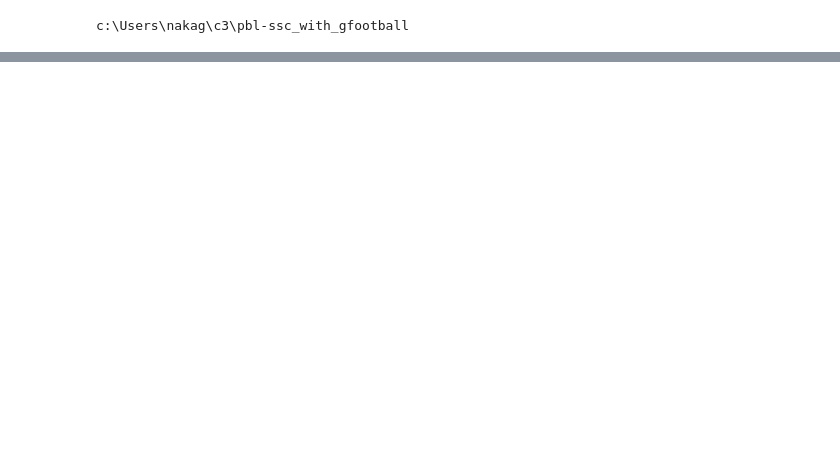
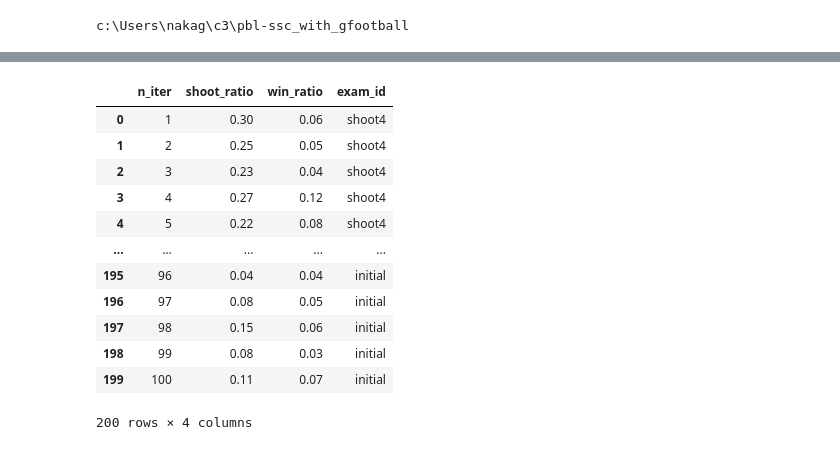
Before and after one commit to rakawanegan/pbl-ssc_with_gfootball, a Jupyter notebook: notebooks/analysis.ipynb, the cells around one changed output, grey strips where cells are left out. Cells and saved outputs as stored; diff of their text form; code cells hidden in the pictures; blank space fills up the shorter version.

```diff
--- a/notebooks/analysis.ipynb
+++ b/notebooks/analysis.ipynb
@@ -218 +11,55 @@ output_df
+# %%
+base_dirs = ['./outputs/shoot4', './outputs/initial']
+
+output_dfs = list()
+for base_dir in base_dirs:
+    result_df = pd.read_csv(os.path.join(base_dir, 'results_1459164.csv'))
+    shoot_df = pd.read_csv(os.path.join(base_dir, 'shoots_1459164.csv'))
+
+    result_df['is_win'] = result_df['chance_team'] == result_df['winner']
+
+    shoot_df = shoot_df.loc[shoot_df['shoot_x'] < 0]
+
+    shoot_integrated_for_df = list()
+    for (n_iter, n_sub_iter), group in shoot_df.groupby(['n_iter', 'n_sub_iter']):
+        shoot_integrated_for_df.append({
+            'n_iter': n_iter,
+            'n_sub_iter': n_sub_iter,
+        })
+
+    shoot_integrated_df = pd.DataFrame(shoot_integrated_for_df)
+    shoot_integrated_df['is_shoot'] = True
+
+    result_df = result_df.merge(shoot_integrated_df, on=['n_iter', 'n_sub_iter'], how='left')
+    result_df['is_shoot'] = result_df['is_shoot'].fillna(False)
+
+    output_for_df = list()
+    for n_iter, group in result_df.groupby('n_iter'):
+        win_ratio = group['is_win'].mean()
+        shoot_ratio = group['is_shoot'].mean()
+        output_for_df.append({
+            'n_iter': n_iter,
+            'shoot_ratio': shoot_ratio,
+            'win_ratio': win_ratio,
+        })
+    output_df = pd.DataFrame(output_for_df)
+    output_df['exam_id'] = os.path.basename(base_dir)
+    output_dfs.append(output_df)
+
+concat_output_df = pd.concat(output_dfs, ignore_index=True)
+concat_output_df
+# %% [output]
+|  | n_iter | shoot_ratio | win_ratio | exam_id |
+| 0 | 1 | 0.30 | 0.06 | shoot4 |
+| 1 | 2 | 0.25 | 0.05 | shoot4 |
+| 2 | 3 | 0.23 | 0.04 | shoot4 |
+| 3 | 4 | 0.27 | 0.12 | shoot4 |
+| 4 | 5 | 0.22 | 0.08 | shoot4 |
+| ... | ... | ... | ... | ... |
+| 195 | 96 | 0.04 | 0.04 | initial |
+| 196 | 97 | 0.08 | 0.05 | initial |
+| 197 | 98 | 0.15 | 0.06 | initial |
+| 198 | 99 | 0.08 | 0.03 | initial |
+| 199 | 100 | 0.11 | 0.07 | initial |
+200 rows × 4 columns
 # %%
```
Also changed, not shown: parts of 11 cells of this notebook, 2 other files.
